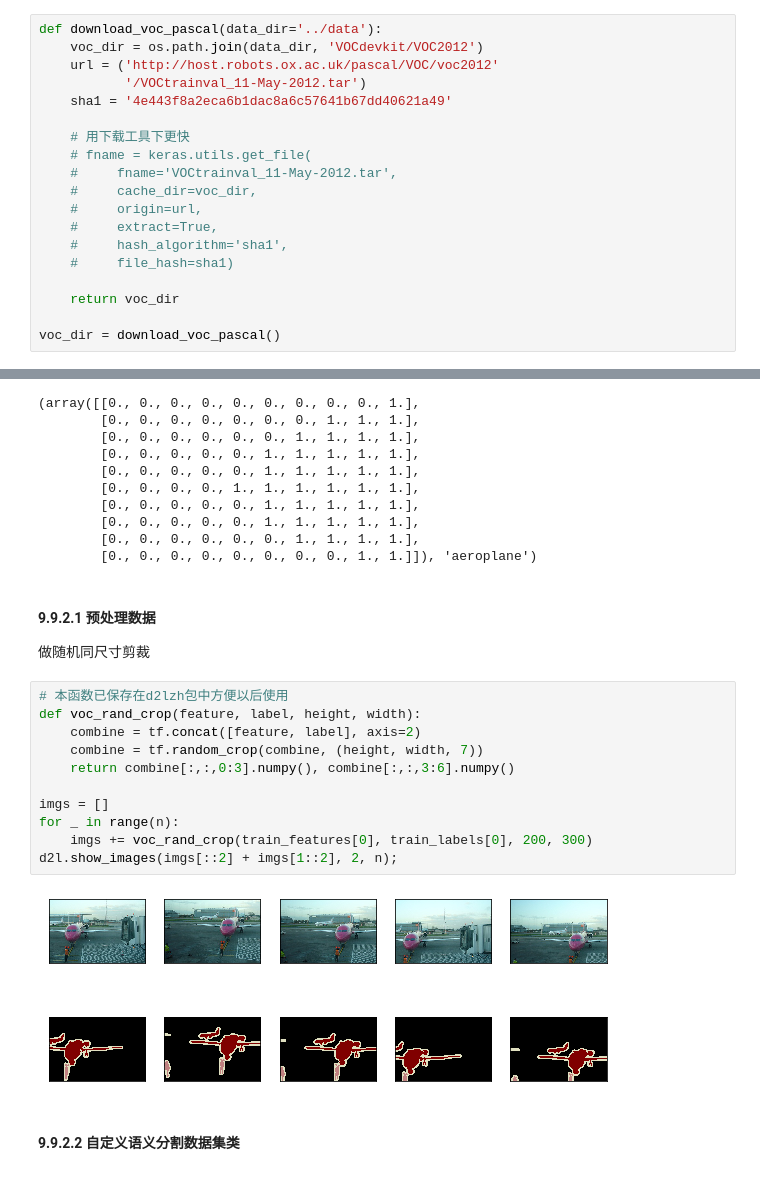
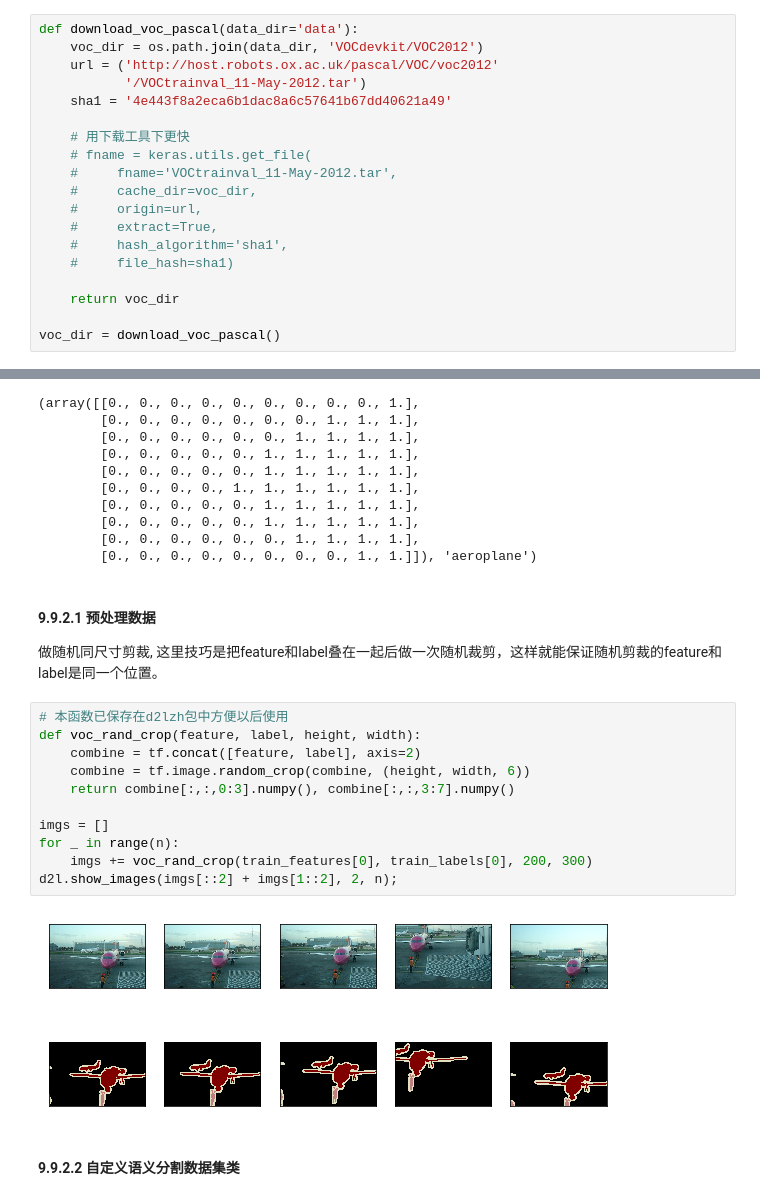
Before and after one commit to Jerzha/d2l-keras, a Jupyter notebook: chapter9/9.9_semantic_segmentation.ipynb, the cells around one changed output, grey strips where cells are left out. Saved outputs shown, nothing was run; the diff lists cells and outputs as text.

Commit message:
update chapter9.9, fix crop issues

```diff
--- a/chapter9/9.9_semantic_segmentation.ipynb
+++ b/chapter9/9.9_semantic_segmentation.ipynb
@@ -15,5 +14,5 @@ import time
 # %%
-def download_voc_pascal(data_dir='../data'):
+def download_voc_pascal(data_dir='data'):
     voc_dir = os.path.join(data_dir, 'VOCdevkit/VOC2012')
     url = ('http://host.robots.ox.ac.uk/pascal/VOC/voc2012'
            '/VOCtrainval_11-May-2012.tar')
@@ -93,20 +92,20 @@ y[105:115, 130:140], VOC_CLASSES[1]
         [0., 0., 0., 0., 0., 0., 0., 0., 1., 1.]]), 'aeroplane')
 # %% [markdown]
 #### 9.9.2.1 预处理数据
-做随机同尺寸剪裁
+做随机同尺寸剪裁, 这里技巧是把feature和label叠在一起后做一次随机裁剪，这样就能保证随机剪裁的feature和label是同一个位置。
 # %%
 # 本函数已保存在d2lzh包中方便以后使用
 def voc_rand_crop(feature, label, height, width):
     combine = tf.concat([feature, label], axis=2)
-    combine = tf.random_crop(combine, (height, width, 7))
-    return combine[:,:,0:3].numpy(), combine[:,:,3:6].numpy()
+    combine = tf.image.random_crop(combine, (height, width, 6))
+    return combine[:,:,0:3].numpy(), combine[:,:,3:7].numpy()
 
 imgs = []
 for _ in range(n):
     imgs += voc_rand_crop(train_features[0], train_labels[0], 200, 300)
 d2l.show_images(imgs[::2] + imgs[1::2], 2, n);
 # %% [output]
-[figure, old version]
+[figure, new version]
 # %% [markdown]
 #### 9.9.2.2 自定义语义分割数据集类
 # %%
```
Also changed, not shown: parts of 2 cells of this notebook.
